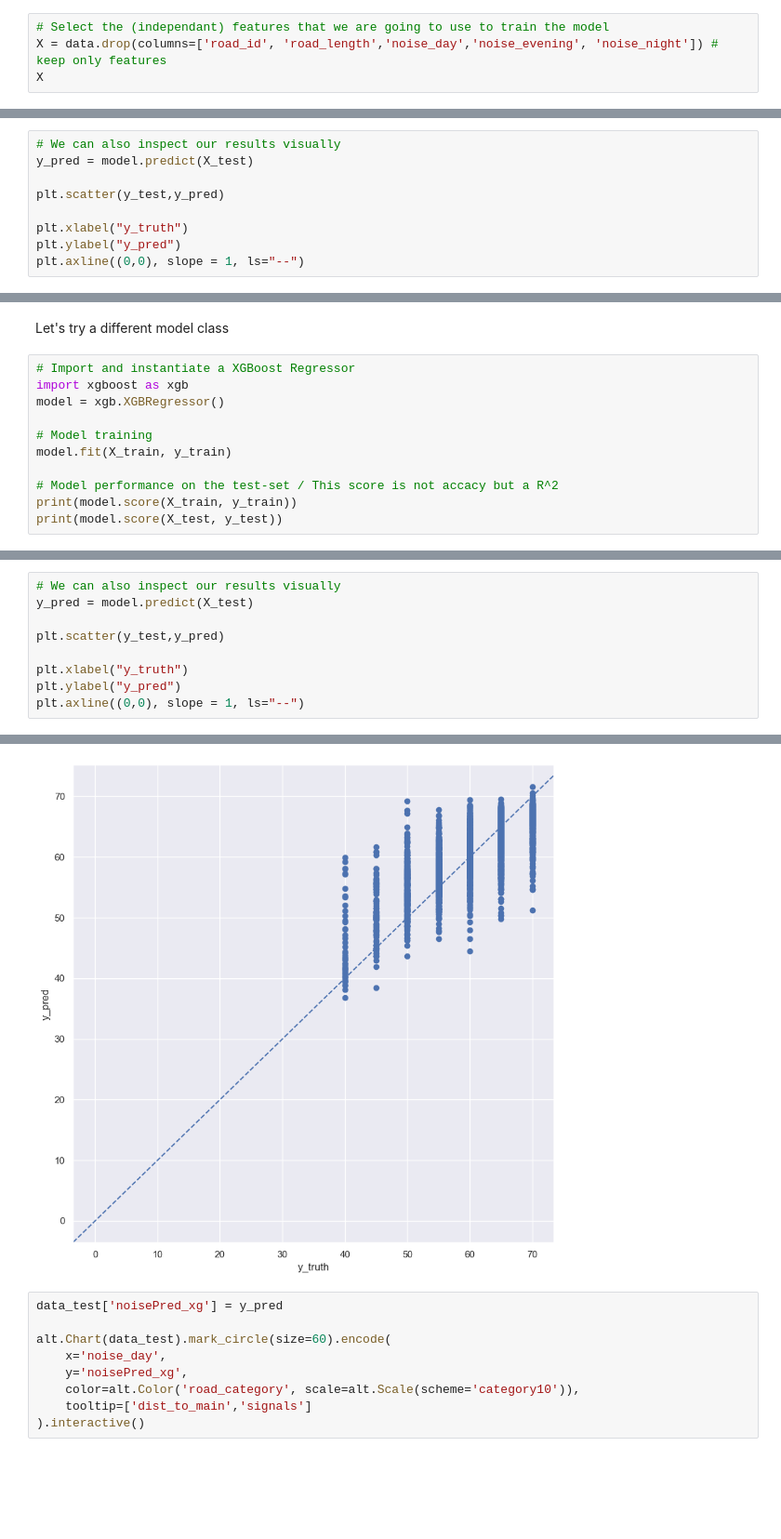
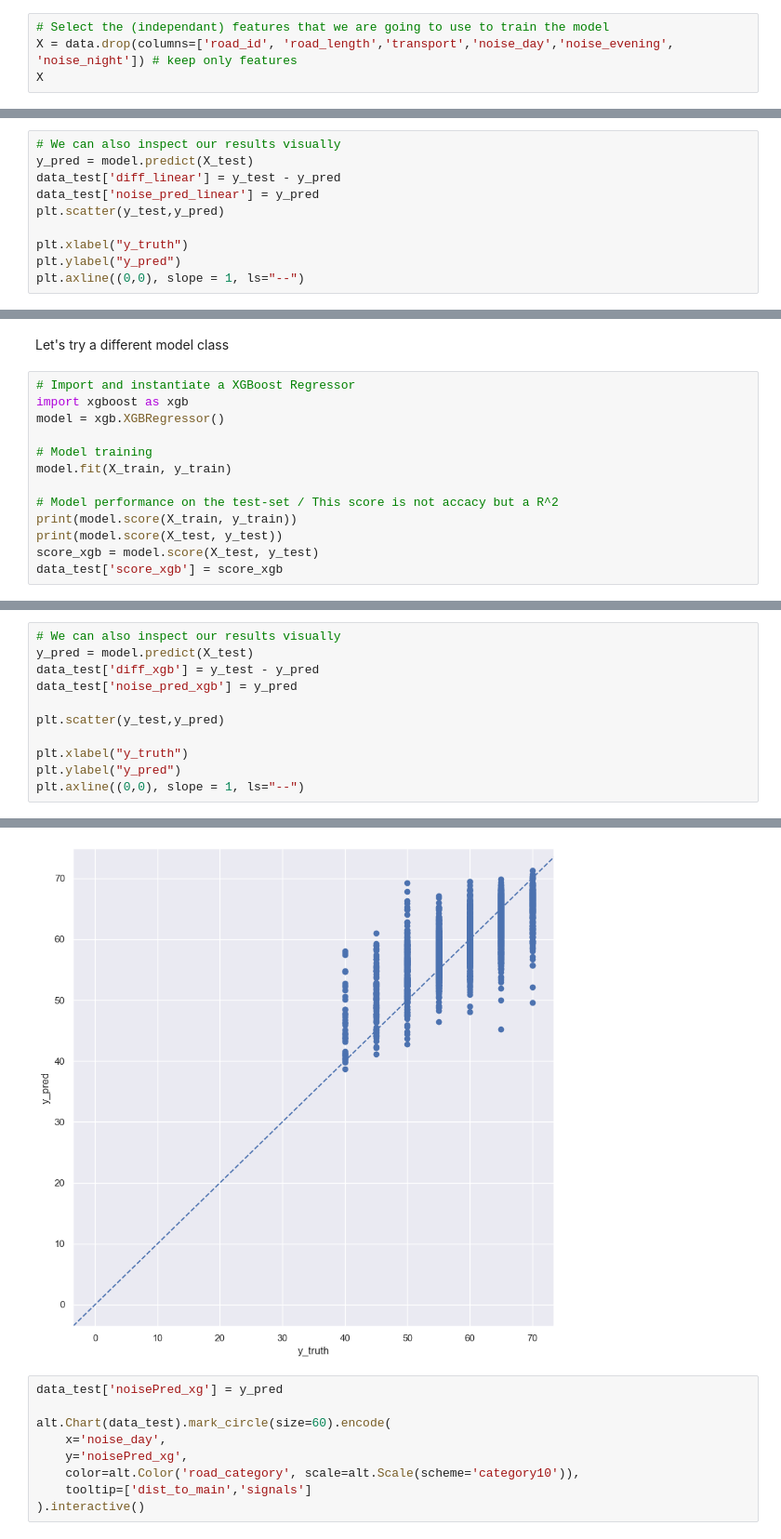
Before and after one commit to AndreaCutroni/ML-Noise-Prediction, a Jupyter notebook: notebooks/_elena/04_SL_regression.ipynb, the cells around one changed output, grey strips where cells are left out. Shown at 93% size. Saved outputs shown, nothing was run; the diff lists cells and outputs as text; blank space fills up the shorter version.

```diff
--- a/notebooks/_elena/04_SL_regression.ipynb
+++ b/notebooks/_elena/04_SL_regression.ipynb
@@ -69,6 +66,6 @@ memory usage: 1.2 MB
 Prepare data
 # %%
 # Select the (independant) features that we are going to use to train the model
-X = data.drop(columns=['road_id', 'road_length','noise_day','noise_evening', 'noise_night']) # keep only features
+X = data.drop(columns=['road_id', 'road_length','transport','noise_day','noise_evening', 'noise_night']) # keep only features
 X
 # %% [output]
@@ -196,7 +196,8 @@ Coefficient [-1.61009726 -1.51201725  0.99646202 -0.29320108  0.21699616  0.6333
 # %%
 # We can also inspect our results visually
 y_pred = model.predict(X_test)
-
+data_test['diff_linear'] = y_test - y_pred
+data_test['noise_pred_linear'] = y_pred
 plt.scatter(y_test,y_pred)
 
 plt.xlabel("y_truth")
@@ -254,4 +252,6 @@ model.fit(X_train, y_train)
 # Model performance on the test-set / This score is not accacy but a R^2
 print(model.score(X_train, y_train))
 print(model.score(X_test, y_test))
+score_xgb = model.score(X_test, y_test)
+data_test['score_xgb'] = score_xgb
 # %% [output]
@@ -260,15 +260,17 @@ print(model.score(X_test, y_test))
 # %%
 # We can also inspect our results visually
 y_pred = model.predict(X_test)
+data_test['diff_xgb'] = y_test - y_pred
+data_test['noise_pred_xgb'] = y_pred
 
 plt.scatter(y_test,y_pred)
 
 plt.xlabel("y_truth")
 plt.ylabel("y_pred")
 plt.axline((0,0), slope = 1, ls="--")
 # %% [output]
 <matplotlib.lines.AxLine at 0x...>
-[figure, old version]
+[figure, new version]
 # %%
 data_test['noisePred_xg'] = y_pred
 
```
Also changed, not shown: parts of 15 cells of this notebook, 6 other files.
